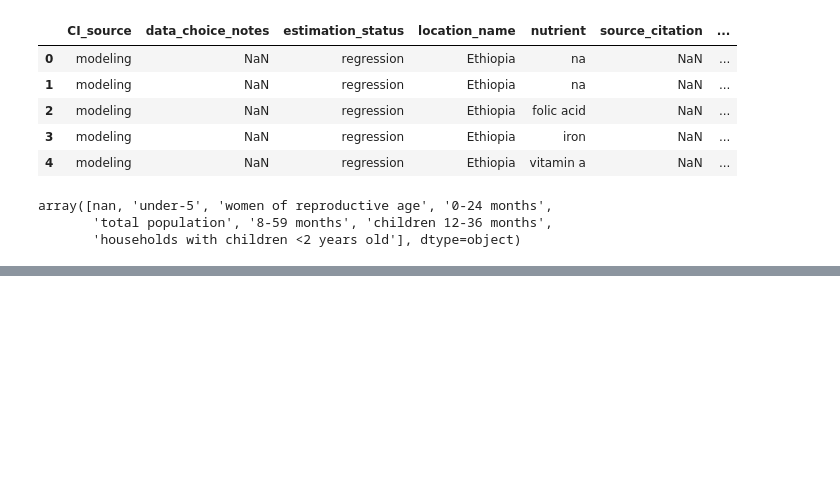
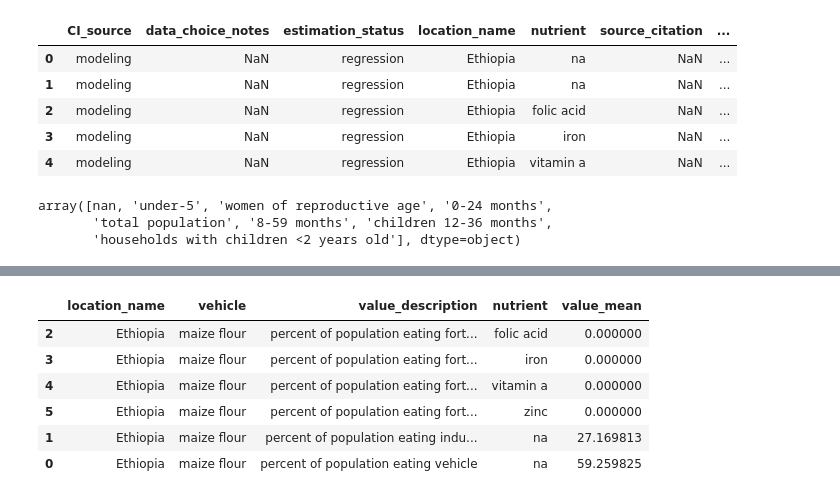
Before and after one commit to ihmeuw/vivarium_research_lsff, a Jupyter notebook: data_prep/pipeline/interim/2021_03_24_concat_data_tiers.ipynb, the cells around one changed output, grey strips where cells are left out. Cells and saved outputs as stored; diff of their text form; code cells hidden in the pictures; blank space fills up the shorter version.

```diff
--- a/data_prep/pipeline/interim/2021_03_24_concat_data_tiers.ipynb
+++ b/data_prep/pipeline/interim/2021_03_24_concat_data_tiers.ipynb
@@ -221,3 +209,13 @@ df[final_cols + ['u5_applicable','wra_applicable']]
+# %%
+df[(df.location_name=="Ethiopia") & (df.vehicle=="maize flour")][['location_name','vehicle','value_description','nutrient','value_mean']].sort_values(['location_name','vehicle','value_description','nutrient'])
+# %% [output]
+|  | location_name | vehicle | value_description | nutrient | value_mean |
+| 2 | Ethiopia | maize flour | percent of population eating fort... | folic acid | 0.000000 |
+| 3 | Ethiopia | maize flour | percent of population eating fort... | iron | 0.000000 |
+| 4 | Ethiopia | maize flour | percent of population eating fort... | vitamin a | 0.000000 |
+| 5 | Ethiopia | maize flour | percent of population eating fort... | zinc | 0.000000 |
+| 1 | Ethiopia | maize flour | percent of population eating indu... | na | 27.169813 |
+| 0 | Ethiopia | maize flour | percent of population eating vehicle | na | 59.259825 |
 # %%
 w_metadata_path = '/ihme/homes/beatrixh/vivarium_research_lsff/data_prep/outputs/lsff_input_coverage_data_with_metadata.csv'
 df[final_cols + ['u5_applicable','wra_applicable','estimation_status','source_citation', 'source_link','CI_source', 'data_choice_notes']].to_csv(w_metadata_path, index = False)
```
Also changed, not shown: parts of 13 cells of this notebook, 18 other files.
